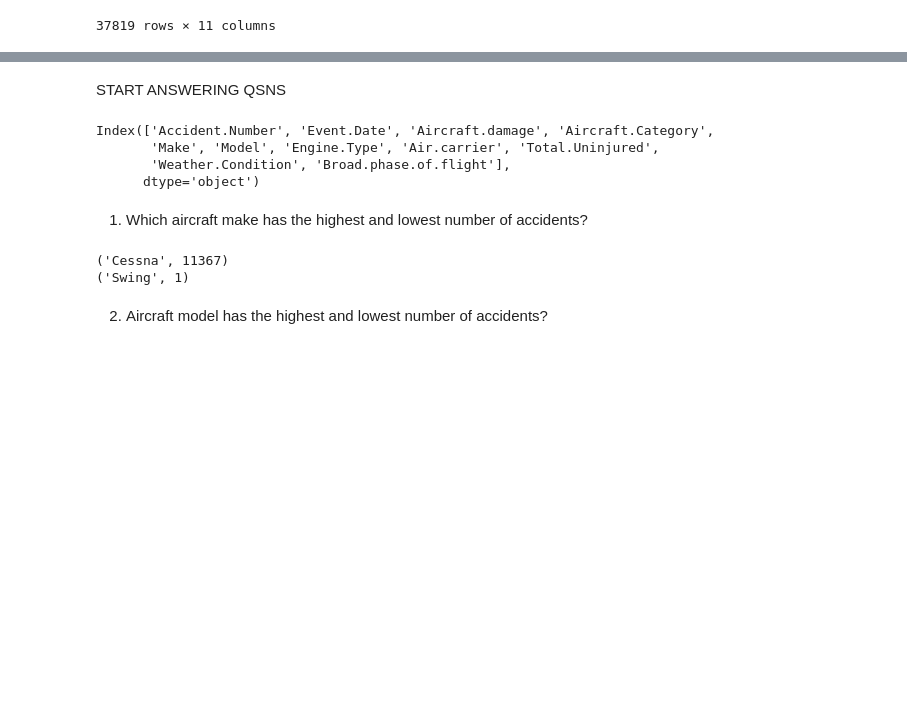
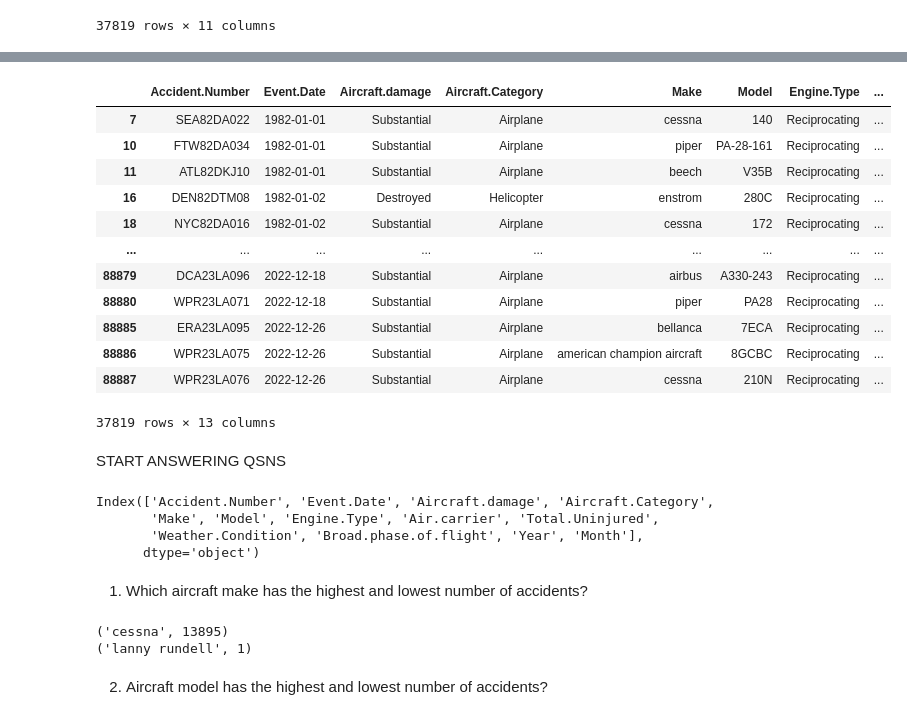
Before and after one commit to Abishang21/Aircraft-Risks-Analysis, a Jupyter notebook: index.ipynb, the cells around one changed output, grey strips where cells are left out. Drawn from its saved outputs; the diff is of its cells as text; code cells hidden in the pictures; blank space fills up the shorter version.

Commit message:
Updated index.ipynb:Applied lowercase changes on Make column

```diff
--- a/index.ipynb
+++ b/index.ipynb
@@ -554,3 +555,7 @@ Aviation_3
 | 88886 | WPR23LA075 | 2022-12-26 | Substantial | Airplane | AMERICAN CHAMPION AIRCRAFT | 8GCBC | Reciprocating | ... |
 | 88887 | WPR23LA076 | 2022-12-26 | Substantial | Airplane | CESSNA | 210N | Reciprocating | ... |
 37819 rows × 11 columns
+# %%
+#lowercase to ensure consistency in both the notebook and tableau
+Aviation_3['Make'] = Aviation_3['Make'] .str.lower()
+Aviation_3['Make']
@@ -557,3 +575,19 @@ Aviation_3
+# %%
+Aviation_3 #check if it worked
+# %% [output]
+|  | Accident.Number | Event.Date | Aircraft.damage | Aircraft.Category | Make | Model | Engine.Type | ... |
+| 7 | SEA82DA022 | 1982-01-01 | Substantial | Airplane | cessna | 140 | Reciprocating | ... |
+| 10 | FTW82DA034 | 1982-01-01 | Substantial | Airplane | piper | PA-28-161 | Reciprocating | ... |
+| 11 | ATL82DKJ10 | 1982-01-01 | Substantial | Airplane | beech | V35B | Reciprocating | ... |
+| 16 | DEN82DTM08 | 1982-01-02 | Destroyed | Helicopter | enstrom | 280C | Reciprocating | ... |
+| 18 | NYC82DA016 | 1982-01-02 | Substantial | Airplane | cessna | 172 | Reciprocating | ... |
+| ... | ... | ... | ... | ... | ... | ... | ... | ... |
+| 88879 | DCA23LA096 | 2022-12-18 | Substantial | Airplane | airbus | A330-243 | Reciprocating | ... |
+| 88880 | WPR23LA071 | 2022-12-18 | Substantial | Airplane | piper | PA28 | Reciprocating | ... |
+| 88885 | ERA23LA095 | 2022-12-26 | Substantial | Airplane | bellanca | 7ECA | Reciprocating | ... |
+| 88886 | WPR23LA075 | 2022-12-26 | Substantial | Airplane | american champion aircraft | 8GCBC | Reciprocating | ... |
+| 88887 | WPR23LA076 | 2022-12-26 | Substantial | Airplane | cessna | 210N | Reciprocating | ... |
+37819 rows × 13 columns
 # %% [markdown]
 START ANSWERING QSNS
 # %%
@@ -561,7 +595,7 @@ Aviation_3.columns
 # %% [output]
 Index(['Accident.Number', 'Event.Date', 'Aircraft.damage', 'Aircraft.Category',
        'Make', 'Model', 'Engine.Type', 'Air.carrier', 'Total.Uninjured',
-       'Weather.Condition', 'Broad.phase.of.flight'],
+       'Weather.Condition', 'Broad.phase.of.flight', 'Year', 'Month'],
       dtype='object')
 # %% [markdown]
 1. Which aircraft make has the highest and lowest number of accidents?
@@ -577,8 +611,8 @@ lowest_accidents_make = Total_accidents_by_make.idxmin(),Total_accidents_by_make
 print(highest_accidents_make)
 print(lowest_accidents_make)
 # %% [output]
-('Cessna', 11367)
-('Swing', 1)
+('cessna', 13895)
+('lanny rundell', 1)
 # %% [markdown]
 2. Aircraft model has the highest and lowest number of accidents?
 # %%
```
Also changed, not shown: parts of 10 cells of this notebook.
